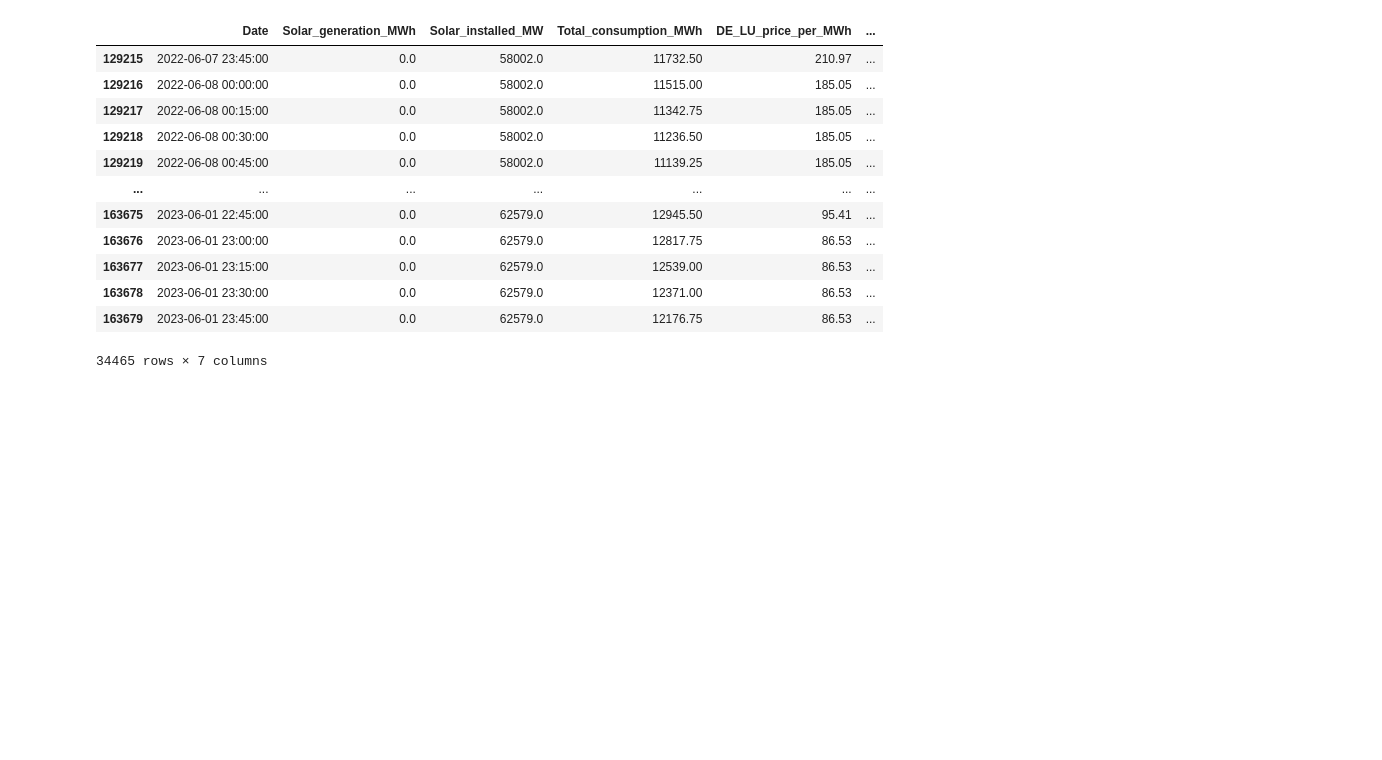
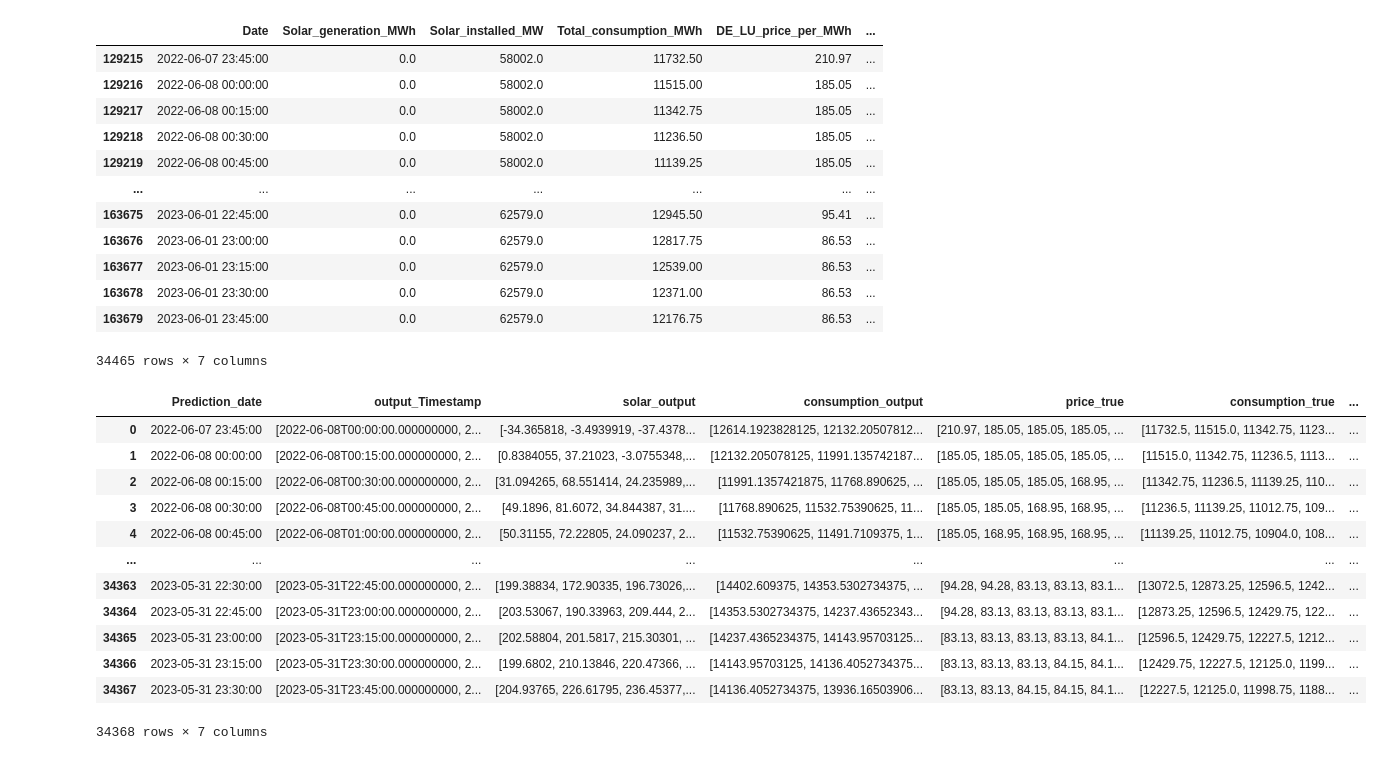
Before and after one commit to fritzfritzfritzz/EES_Optimisation, a Jupyter notebook: notebooks/20230710_combined_output_model.ipynb, the cells around one changed output. Saved outputs shown, nothing was run; the diff lists cells and outputs as text; code cells hidden in the pictures; blank space fills up the shorter version.

Commit message:
file for generating a combined predictions output including the true values

```diff
--- a/notebooks/20230710_combined_output_model.ipynb
+++ b/notebooks/20230710_combined_output_model.ipynb
@@ -412,8 +463,28 @@ def make_price_sequence(df):
 # %%
 #dF_wtf = pd.DataFrame(testing_df)
 #dF_wtf.apply(lambda row: np.array(row), axis=1)
-# %%
-df_solar_predictions['price_output'] = make_price_sequence(df)
+# %%
+df_solar_predictions['price_true'] = make_sequence(df_1, "DE_LU_price_per_MWh" )
+# %%
+df_solar_predictions['consumption_true'] = make_sequence(df_1, "Total_consumption_MWh" )
+# %%
+df_solar_predictions['solar_true'] = make_sequence(df_1, "Solar_generation_MWh_normalized" )
+# %%
+df_solar_predictions
+# %% [output]
+|  | Prediction_date | output_Timestamp | solar_output | consumption_output | price_true | consumption_true | ... |
+| 0 | 2022-06-07 23:45:00 | [2022-06-08T00:00:00.000000000, 2... | [-34.365818, -3.4939919, -37.4378... | [12614.1923828125, 12132.20507812... | [210.97, 185.05, 185.05, 185.05, ... | [11732.5, 11515.0, 11342.75, 1123... | ... |
+| 1 | 2022-06-08 00:00:00 | [2022-06-08T00:15:00.000000000, 2... | [0.8384055, 37.21023, -3.0755348,... | [12132.205078125, 11991.135742187... | [185.05, 185.05, 185.05, 185.05, ... | [11515.0, 11342.75, 11236.5, 1113... | ... |
+| 2 | 2022-06-08 00:15:00 | [2022-06-08T00:30:00.000000000, 2... | [31.094265, 68.551414, 24.235989,... | [11991.1357421875, 11768.890625, ... | [185.05, 185.05, 185.05, 168.95, ... | [11342.75, 11236.5, 11139.25, 110... | ... |
+| 3 | 2022-06-08 00:30:00 | [2022-06-08T00:45:00.000000000, 2... | [49.1896, 81.6072, 34.844387, 31.... | [11768.890625, 11532.75390625, 11... | [185.05, 185.05, 168.95, 168.95, ... | [11236.5, 11139.25, 11012.75, 109... | ... |
+| 4 | 2022-06-08 00:45:00 | [2022-06-08T01:00:00.000000000, 2... | [50.31155, 72.22805, 24.090237, 2... | [11532.75390625, 11491.7109375, 1... | [185.05, 168.95, 168.95, 168.95, ... | [11139.25, 11012.75, 10904.0, 108... | ... |
+| ... | ... | ... | ... | ... | ... | ... | ... |
+| 34363 | 2023-05-31 22:30:00 | [2023-05-31T22:45:00.000000000, 2... | [199.38834, 172.90335, 196.73026,... | [14402.609375, 14353.5302734375, ... | [94.28, 94.28, 83.13, 83.13, 83.1... | [13072.5, 12873.25, 12596.5, 1242... | ... |
+| 34364 | 2023-05-31 22:45:00 | [2023-05-31T23:00:00.000000000, 2... | [203.53067, 190.33963, 209.444, 2... | [14353.5302734375, 14237.43652343... | [94.28, 83.13, 83.13, 83.13, 83.1... | [12873.25, 12596.5, 12429.75, 122... | ... |
+| 34365 | 2023-05-31 23:00:00 | [2023-05-31T23:15:00.000000000, 2... | [202.58804, 201.5817, 215.30301, ... | [14237.4365234375, 14143.95703125... | [83.13, 83.13, 83.13, 83.13, 84.1... | [12596.5, 12429.75, 12227.5, 1212... | ... |
+| 34366 | 2023-05-31 23:15:00 | [2023-05-31T23:30:00.000000000, 2... | [199.6802, 210.13846, 220.47366, ... | [14143.95703125, 14136.4052734375... | [83.13, 83.13, 83.13, 84.15, 84.1... | [12429.75, 12227.5, 12125.0, 1199... | ... |
+| 34367 | 2023-05-31 23:30:00 | [2023-05-31T23:45:00.000000000, 2... | [204.93765, 226.61795, 236.45377,... | [14136.4052734375, 13936.16503906... | [83.13, 83.13, 84.15, 84.15, 84.1... | [12227.5, 12125.0, 11998.75, 1188... | ... |
+34368 rows × 7 columns
 # %%
 df_solar_predictions.isnull().sum()
 # %% [output]
```
Also changed, not shown: parts of 16 cells of this notebook.
